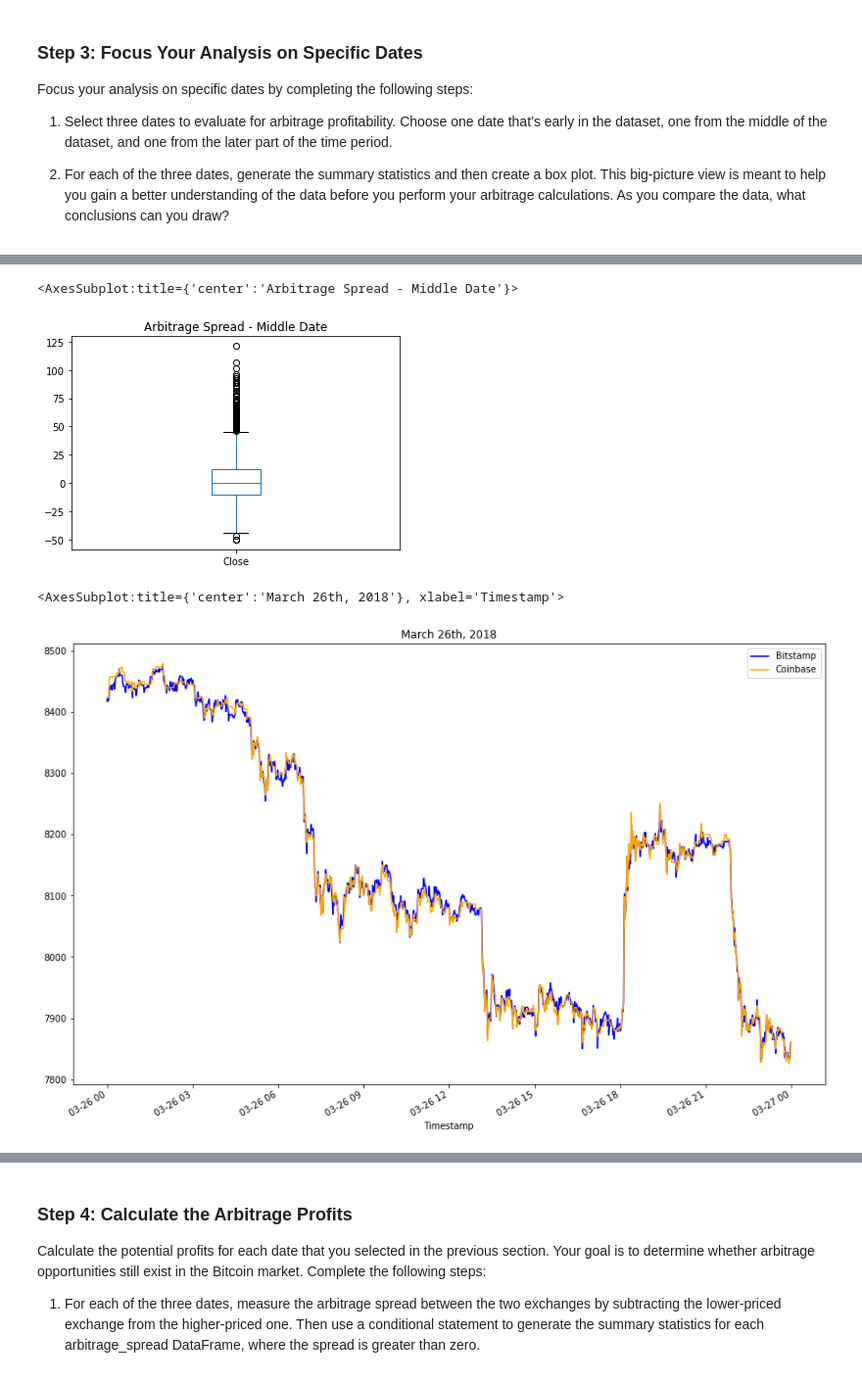
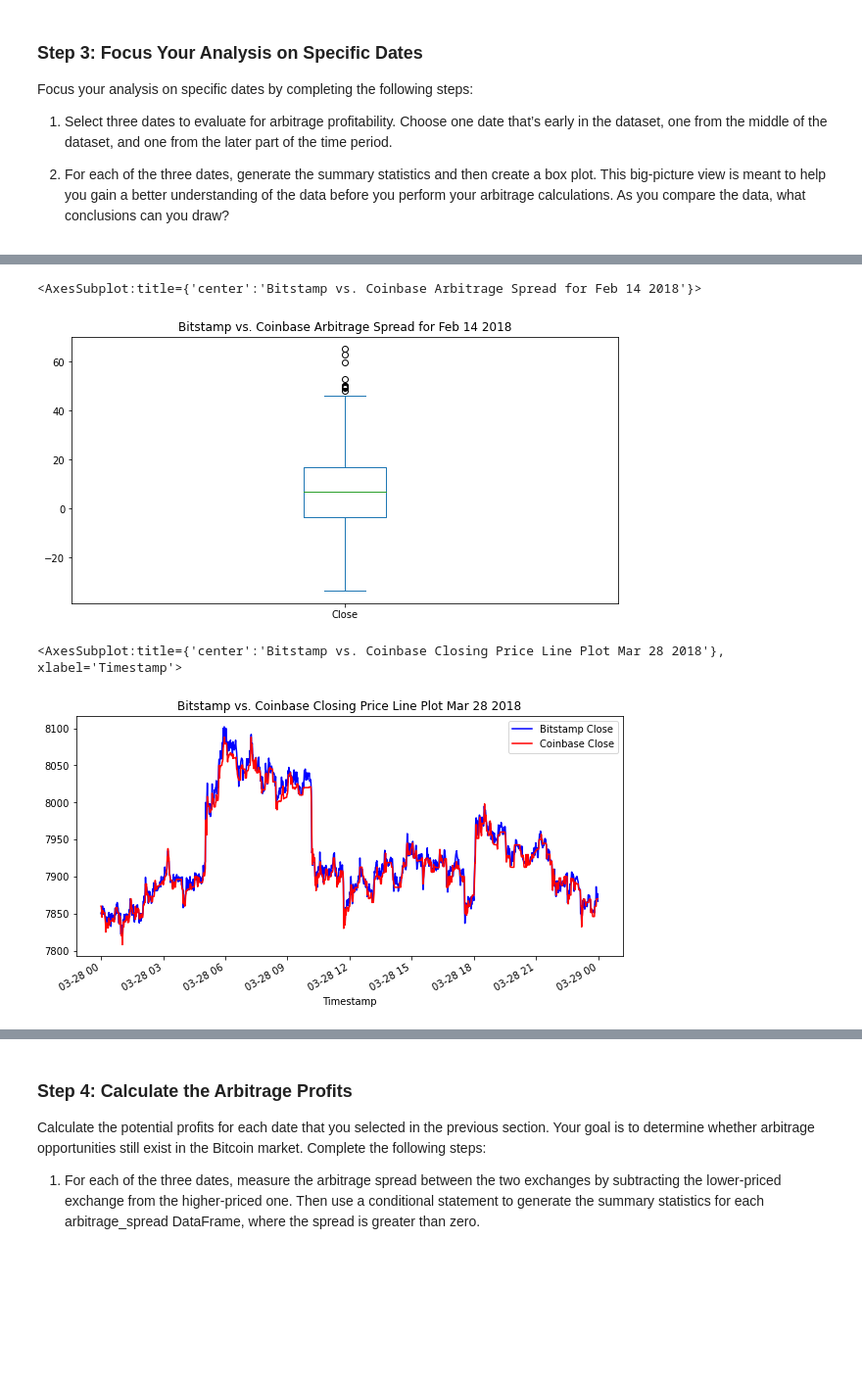
Before and after one commit to jgrichardson/crypto_arbitrage, a Jupyter notebook: crypto_arbitrage.ipynb, the cells around one changed output, grey strips where cells are left out. Shown at 98% size. Cells and saved outputs as stored; diff of their text form; code cells hidden in the pictures; blank space fills up the shorter version.

```diff
--- a/crypto_arbitrage.ipynb
+++ b/crypto_arbitrage.ipynb
@@ -394,8 +395,8 @@ Name: Close, dtype: float64
 # %%
 # Using the date in the middle that you have selected, calculate the arbitrage spread
 # by subtracting the bitstamp lower closing prices from the coinbase higher closing prices
-arbitrage_spread_middle = # YOUR CODE HERE
+arbitrage_spread_middle = bitstamp.loc[:, "Close"].loc['2018-02-14'] - coinbase.loc[:, "Close"].loc['2018-02-14']
 
 # Generate summary statistics
-# YOUR CODE HERE
+arbitrage_spread_middle.describe()
 # %% [output]
@@ -410,17 +411,18 @@ max       121.320000
 Name: Close, dtype: float64
 # %%
 # Visualize the arbitrage spread from the middle of the dataset in a box plot
-# YOUR CODE HERE
+arbitrage_spread_middle.plot(kind="box", figsize=(10, 5), title="Bitstamp vs. Coinbase Arbitrage Spread for Feb 14 2018")
 # %% [output]
-<AxesSubplot:title={'center':'Arbitrage Spread - Middle Date'}>
+<AxesSubplot:title={'center':'Bitstamp vs. Coinbase Arbitrage Spread for Feb 14 2018'}>
-[figure, old version]
+[figure, new version]
 # %%
 # Create an overlay plot that visualizes the two dataframes over a period of one day from late in the dataset.
 # Be sure that the plots include the parameters `legend`, `figsize`, `title`, `color` and `label`
-# YOUR CODE HERE
+bitstamp.loc[:, "Close"].loc['2018-03-28': '2018-03-28'].plot(legend=True, figsize=(10, 5), title="Bitstamp vs. Coinbase Closing Price Line Plot Mar 28 2018", label="Bitstamp Close", color="blue")
+coinbase.loc[:, "Close"].loc['2018-03-28': '2018-03-28'].plot(legend=True, figsize=(10, 5), label="Coinbase Close", color="red")
 # %% [output]
-<AxesSubplot:title={'center':'March 26th, 2018'}, xlabel='Timestamp'>
+<AxesSubplot:title={'center':'Bitstamp vs. Coinbase Closing Price Line Plot Mar 28 2018'}, xlabel='Timestamp'>
-[figure, old version]
+[figure, new version]
 # %%
 # Using the date from the late that you have selected, calculate the arbitrage spread
 # by subtracting the bitstamp lower closing prices from the coinbase higher closing prices
```
Also changed, not shown: parts of 7 cells of this notebook.
